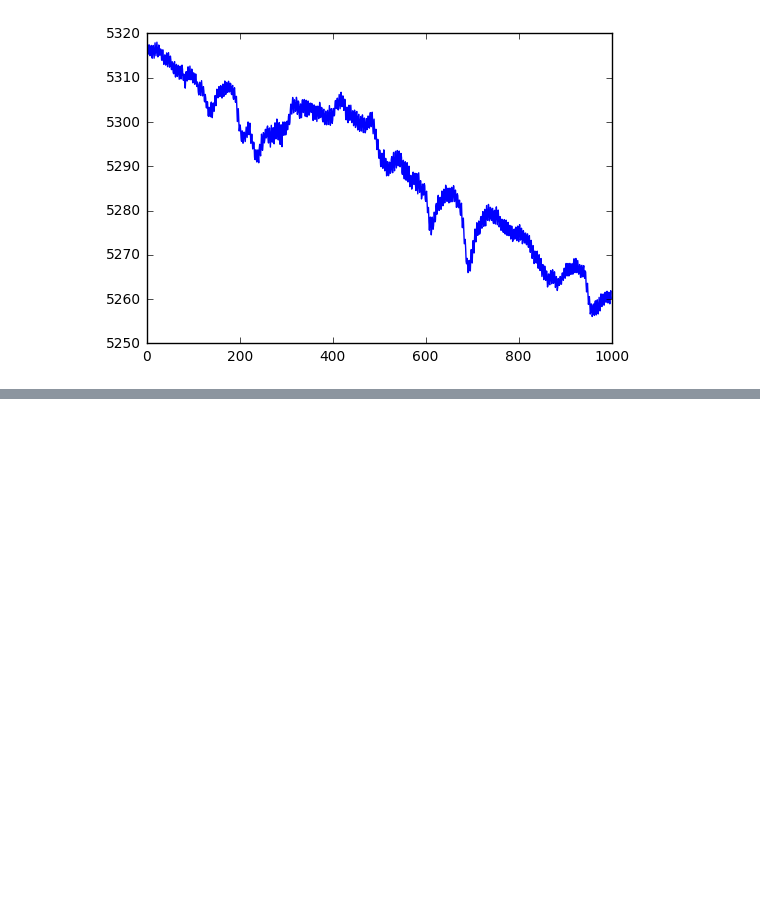
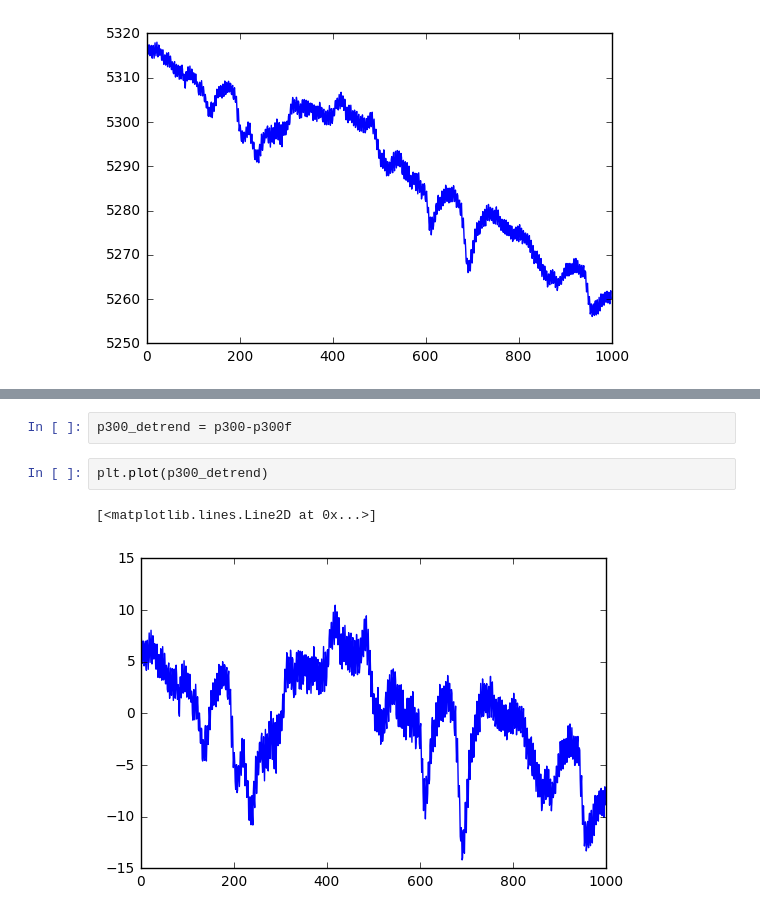
Before and after one commit to xkortex/bci_erp, a Jupyter notebook: python/oddball_erp.ipynb, the cells around one changed output, grey strips where cells are left out. Cells and saved outputs as stored; diff of their text form; blank space fills up the shorter version.

```diff
--- a/python/oddball_erp.ipynb
+++ b/python/oddball_erp.ipynb
@@ -213,0 +239,7 @@ plt.plot(p300)
+# %%
+p300_detrend = p300-p300f
+# %%
+plt.plot(p300_detrend)
+# %% [output]
+[<matplotlib.lines.Line2D at 0x...>]
+[figure, added]
```
Also changed, not shown: parts of 10 cells of this notebook, 4 other files.
